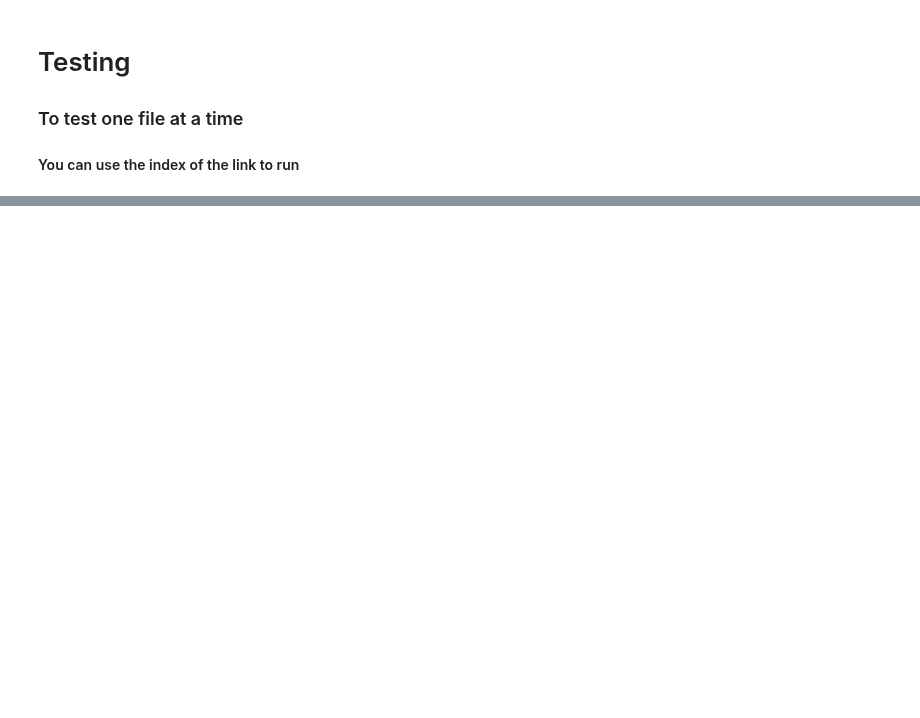
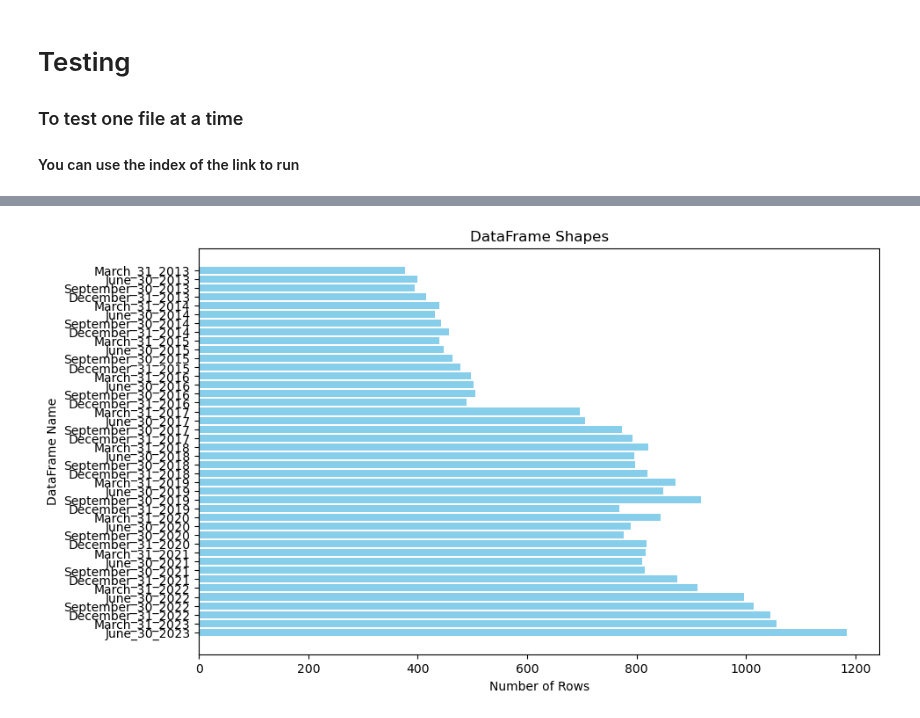
Before and after one commit to fuadh246/BDC_RA, a Jupyter notebook: ARCC/Code/ARCC.ipynb, the cells around one changed output, grey strips where cells are left out. Saved outputs shown, nothing was run; the diff lists cells and outputs as text; code cells hidden in the pictures; blank space fills up the shorter version.

```diff
--- a/ARCC/Code/ARCC.ipynb
+++ b/ARCC/Code/ARCC.ipynb
@@ -363,0 +365,11 @@ Done processed_table #  41
+# %%
+path = '../ARCC_Investment.xlsx'
+xls = pd.ExcelFile(path)
+all_sheets = pd.read_excel(path, sheet_name=None)
+# %%
+dataframes = {}
+# Loop through each sheet and create a DataFrame in the dictionary
+for sheet_name, sheet_df in all_sheets.items():
+    dataframes[sheet_name.replace(' ', '_')] = sheet_df
+for sheet_name, sheet_df in dataframes.items():
+    print(f"DataFrame name: {sheet_name} : {sheet_df.shape}")
@@ -363,0 +394,25 @@ Done processed_table #  41
+# %%
+import matplotlib.pyplot as plt
+
+dataframes = {}
+# Loop through each sheet and create a DataFrame in the dictionary
+for sheet_name, sheet_df in all_sheets.items():
+    dataframes[sheet_name.replace(' ', '_')] = sheet_df
+
+# Extract DataFrame names and shapes
+df_names = []
+df_shapes = []
+for sheet_name, sheet_df in dataframes.items():
+    df_names.append(sheet_name)
+    df_shapes.append(sheet_df.shape)
+
+# Create a bar graph
+plt.figure(figsize=(10, 6))
+plt.barh(df_names, [shape[0] for shape in df_shapes], color='skyblue')
+plt.xlabel('Number of Rows')
+plt.ylabel('DataFrame Name')
+plt.title('DataFrame Shapes')
+plt.gca().invert_yaxis()  # Reverse the order of DataFrame names
+plt.show()
+# %% [output]
+[figure, added]
```
Also changed, not shown: parts of 8 cells of this notebook, 46 other files.
